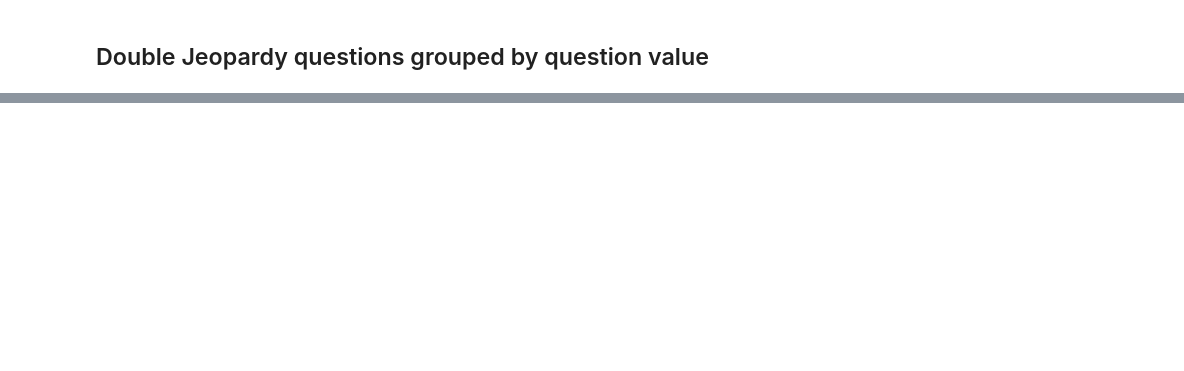
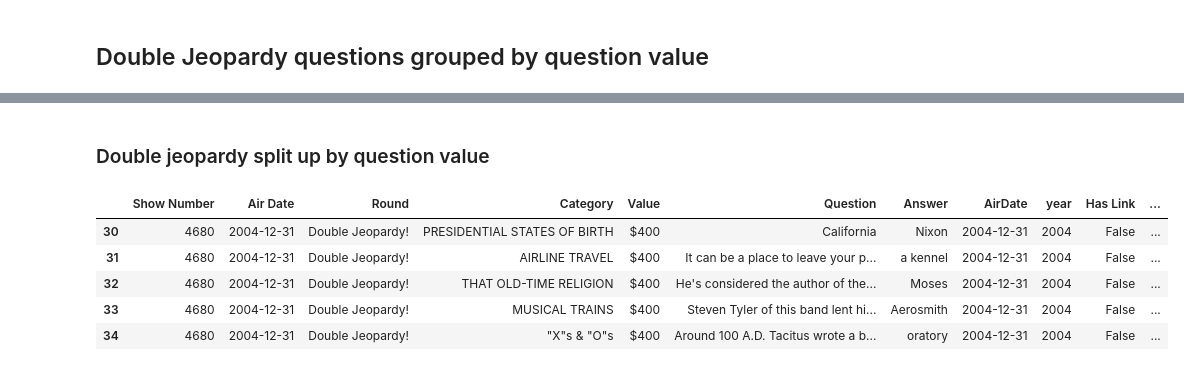
Before and after one commit to kyledbrooks/msds628-final-project, a Jupyter notebook: final-project.ipynb, the cells around one changed output, grey strips where cells are left out. Cells and saved outputs as stored; diff of their text form; code cells hidden in the pictures; blank space fills up the shorter version.

```diff
--- a/final-project.ipynb
+++ b/final-project.ipynb
@@ -403,0 +438,13 @@ topics
+# %% [markdown]
+### Double jeopardy split up by question value
+# %%
+dj_data = red_data[red_data['Round'] == 'Double Jeopardy!']
+# %%
+dj_data.head()
+# %% [output]
+|  | Show Number | Air Date | Round | Category | Value | Question | Answer | AirDate | year | Has Link | ... |
+| 30 | 4680 | 2004-12-31 | Double Jeopardy! | PRESIDENTIAL STATES OF BIRTH | $400 | California | Nixon | 2004-12-31 | 2004 | False | ... |
+| 31 | 4680 | 2004-12-31 | Double Jeopardy! | AIRLINE TRAVEL | $400 | It can be a place to leave your p... | a kennel | 2004-12-31 | 2004 | False | ... |
+| 32 | 4680 | 2004-12-31 | Double Jeopardy! | THAT OLD-TIME RELIGION | $400 | He's considered the author of the... | Moses | 2004-12-31 | 2004 | False | ... |
+| 33 | 4680 | 2004-12-31 | Double Jeopardy! | MUSICAL TRAINS | $400 | Steven Tyler of this band lent hi... | Aerosmith | 2004-12-31 | 2004 | False | ... |
+| 34 | 4680 | 2004-12-31 | Double Jeopardy! | "X"s & "O"s | $400 | Around 100 A.D. Tacitus wrote a b... | oratory | 2004-12-31 | 2004 | False | ... |
```
Also changed, not shown: parts of 48 cells of this notebook.
